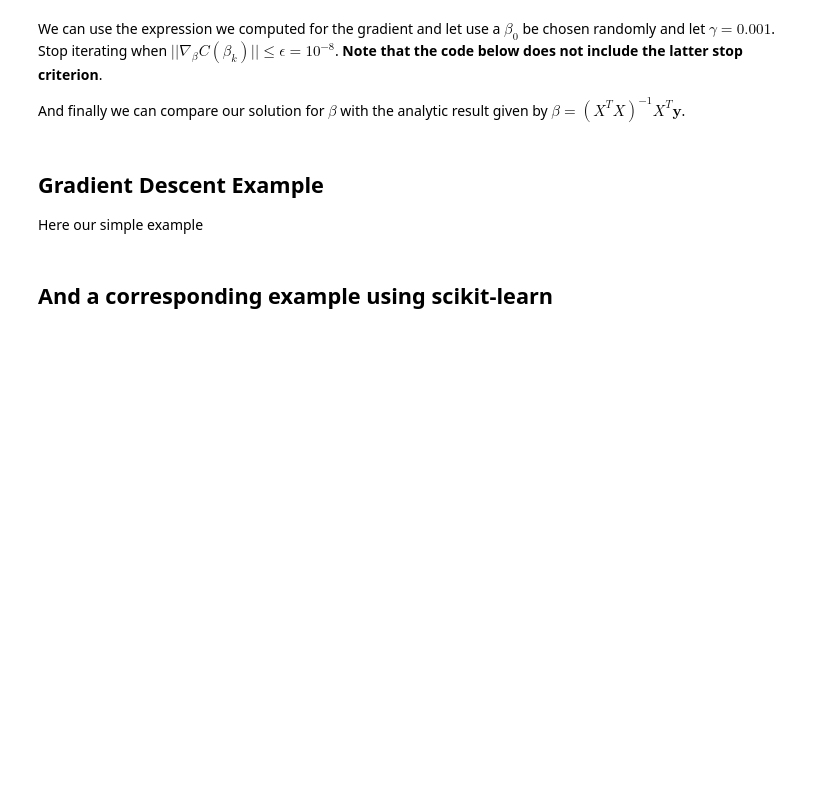
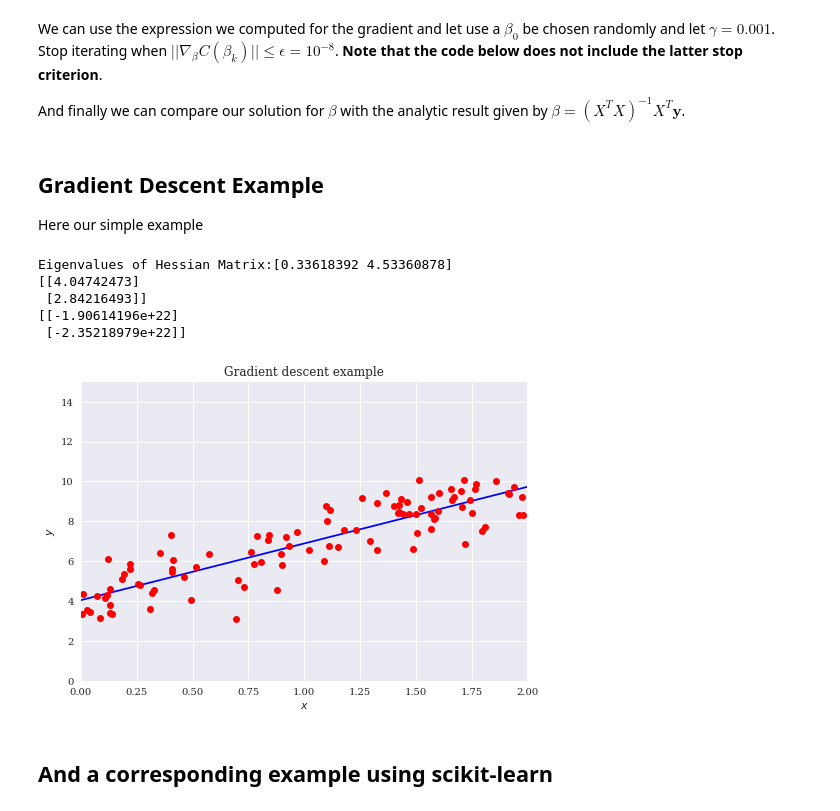
Before and after one commit to CompPhysics/MLErasmus, a Jupyter notebook: doc/pub/day5/ipynb/day5.ipynb, the cells around one changed output. Drawn from its saved outputs; the diff is of its cells as text; code cells hidden in the pictures; blank space fills up the shorter version.

```diff
--- a/doc/pub/day5/ipynb/day5.ipynb
+++ b/doc/pub/day5/ipynb/day5.ipynb
@@ -2007,34 +2083,41 @@ y = 4+3*x+np.random.randn(n,1)
 X = np.c_[np.ones((n,1)), x]
 # Hessian matrix
 H = (2.0/n)* X.T @ X
 # Get the eigenvalues
 EigValues, EigVectors = np.linalg.eig(H)
 print(f"Eigenvalues of Hessian Matrix:{EigValues}")
 
 beta_linreg = np.linalg.inv(X.T @ X) @ X.T @ y
 print(beta_linreg)
 beta = np.random.randn(2,1)
 
-eta = 1.0/np.max(EigValues)
+eta = 1.5/np.max(EigValues)
 Niterations = 1000
 
 for iter in range(Niterations):
     gradient = (2.0/n)*X.T @ (X @ beta-y)
     beta -= eta*gradient
 
 print(beta)
 xnew = np.array([[0],[2]])
 xbnew = np.c_[np.ones((2,1)), xnew]
 ypredict = xbnew.dot(beta)
 ypredict2 = xbnew.dot(beta_linreg)
 plt.plot(xnew, ypredict, "r-")
 plt.plot(xnew, ypredict2, "b-")
 plt.plot(x, y ,'ro')
 plt.axis([0,2.0,0, 15.0])
 plt.xlabel(r'$x$')
 plt.ylabel(r'$y$')
 plt.title(r'Gradient descent example')
 plt.show()
+# %% [output]
+Eigenvalues of Hessian Matrix:[0.33618392 4.53360878]
+[[4.04742473]
+ [2.84216493]]
+[[-1.90614196e+22]
+ [-2.35218979e+22]]
+[figure, added]
 # %% [markdown]
 ## And a corresponding example using **scikit-learn**
 # %%
```
Also changed, not shown: parts of 15 cells of this notebook, 1 other file.
